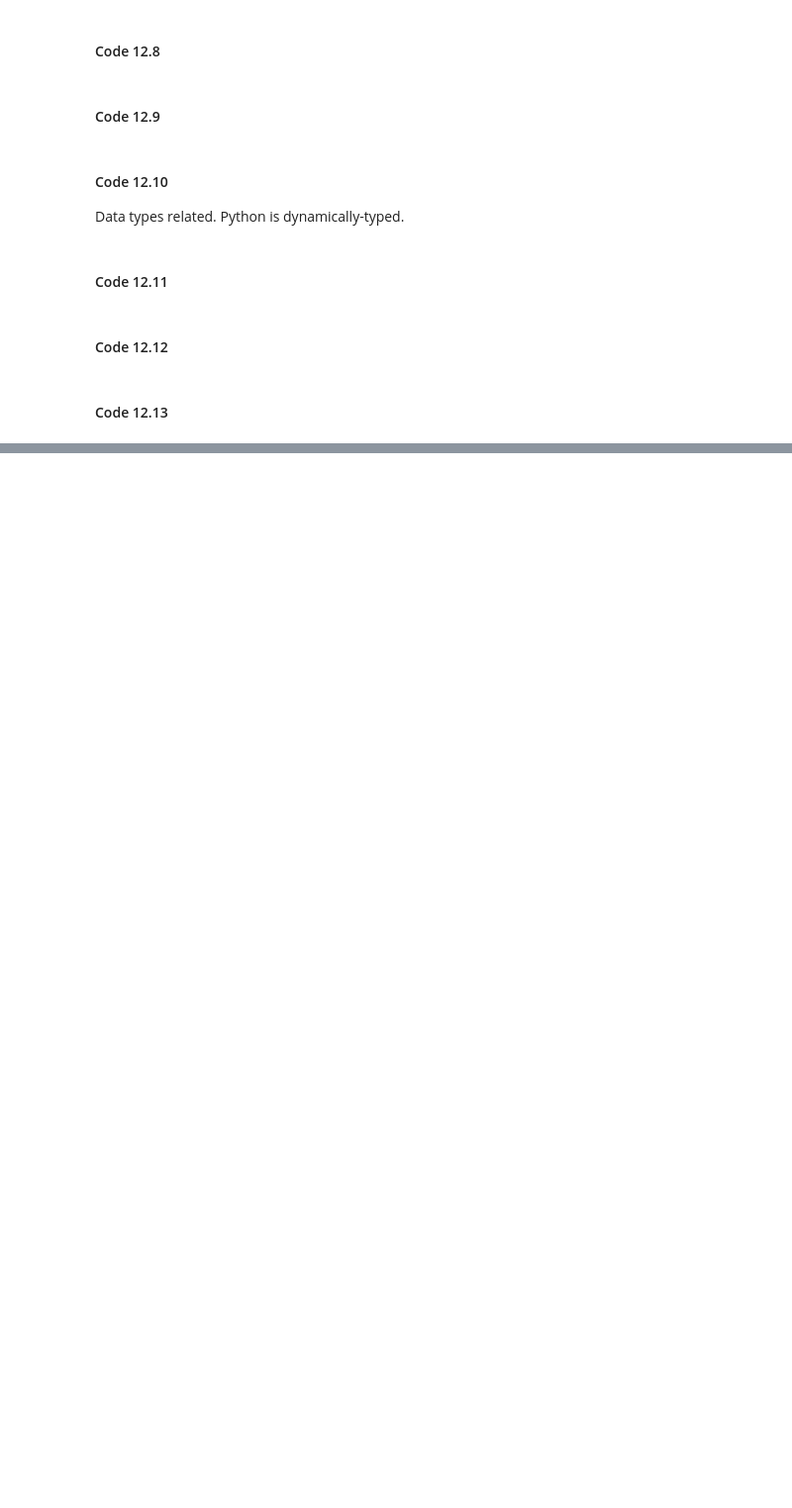
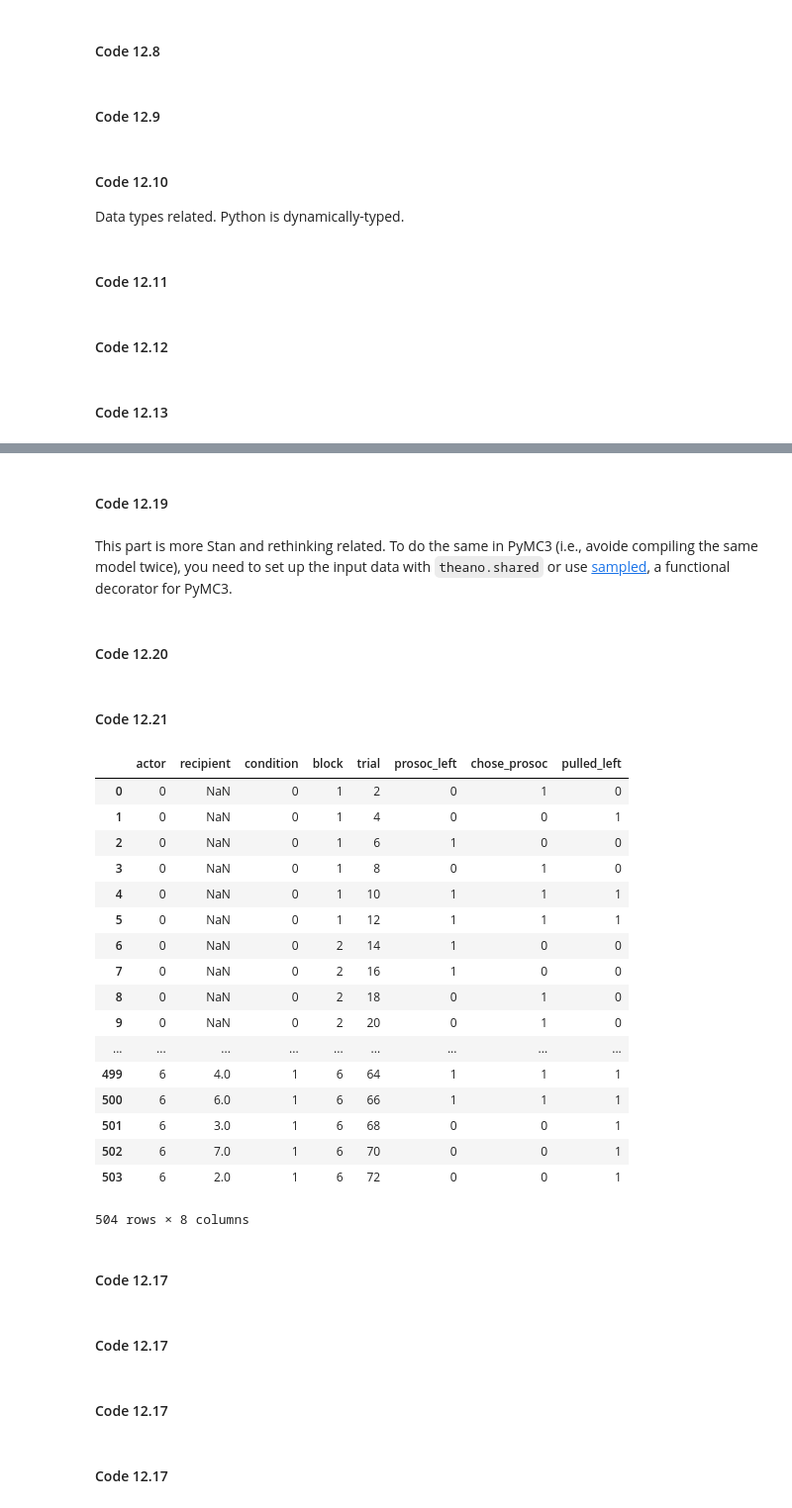
Before and after one commit to aloctavodia/Statistical-Rethinking-with-Python-and-PyMC3, a Jupyter notebook: Chp_12.ipynb, the cells around one changed output, grey strips where cells are left out. Shown: that part at 99% size. Saved outputs shown, nothing was run; the diff lists cells and outputs as text; code cells hidden in the pictures; blank space fills up the shorter version.

```diff
--- a/Chp_12.ipynb
+++ b/Chp_12.ipynb
@@ -172,0 +212,6 @@ dsim
+# %% [markdown]
+#### Code 12.19
+# %% [markdown]
+This part is more Stan and rethinking related. To do the same in PyMC3 (i.e., avoide compiling the same model twice), you need to set up the input data with `theano.shared` or use [sampled](https://github.com/ColCarroll/sampled), a functional decorator for PyMC3.
+# %% [markdown]
+#### Code 12.20
@@ -173,3 +221,36 @@ dsim
+# %% [markdown]
+#### Code 12.21
+# %%
+d = pd.read_csv('Data/chimpanzees.csv', sep=";")
+# we change "actor" to zero-index
+d.actor = d.actor - 1
+# %% [output]
+|  | actor | recipient | condition | block | trial | prosoc_left | chose_prosoc | pulled_left |
+| 0 | 0 | NaN | 0 | 1 | 2 | 0 | 1 | 0 |
+| 1 | 0 | NaN | 0 | 1 | 4 | 0 | 0 | 1 |
+| 2 | 0 | NaN | 0 | 1 | 6 | 1 | 0 | 0 |
+| 3 | 0 | NaN | 0 | 1 | 8 | 0 | 1 | 0 |
+| 4 | 0 | NaN | 0 | 1 | 10 | 1 | 1 | 1 |
+| 5 | 0 | NaN | 0 | 1 | 12 | 1 | 1 | 1 |
+| 6 | 0 | NaN | 0 | 2 | 14 | 1 | 0 | 0 |
+| 7 | 0 | NaN | 0 | 2 | 16 | 1 | 0 | 0 |
+| 8 | 0 | NaN | 0 | 2 | 18 | 0 | 1 | 0 |
+| 9 | 0 | NaN | 0 | 2 | 20 | 0 | 1 | 0 |
+| ... | ... | ... | ... | ... | ... | ... | ... | ... |
+| 499 | 6 | 4.0 | 1 | 6 | 64 | 1 | 1 | 1 |
+| 500 | 6 | 6.0 | 1 | 6 | 66 | 1 | 1 | 1 |
+| 501 | 6 | 3.0 | 1 | 6 | 68 | 0 | 0 | 1 |
+| 502 | 6 | 7.0 | 1 | 6 | 70 | 0 | 0 | 1 |
+| 503 | 6 | 2.0 | 1 | 6 | 72 | 0 | 0 | 1 |
+504 rows × 8 columns
+# %% [markdown]
+#### Code 12.17
+# %% [markdown]
+#### Code 12.17
+# %% [markdown]
+#### Code 12.17
+# %% [markdown]
+#### Code 12.17
 # %%
 import sys, IPython, scipy, matplotlib, platform
 print("This notebook was createad on a computer %s running %s and using:\nPython %s\nIPython %s\nPyMC3 %s\nNumPy %s\nPandas %s\nSciPy %s\nMatplotlib %s\n" % (platform.machine(), ' '.join(platform.linux_distribution()[:2]), sys.version[:5], IPython.__version__, pm.__version__, np.__version__, pd.__version__, scipy.__version__, matplotlib.__version__))
```
Also changed, not shown: parts of 21 cells of this notebook.
